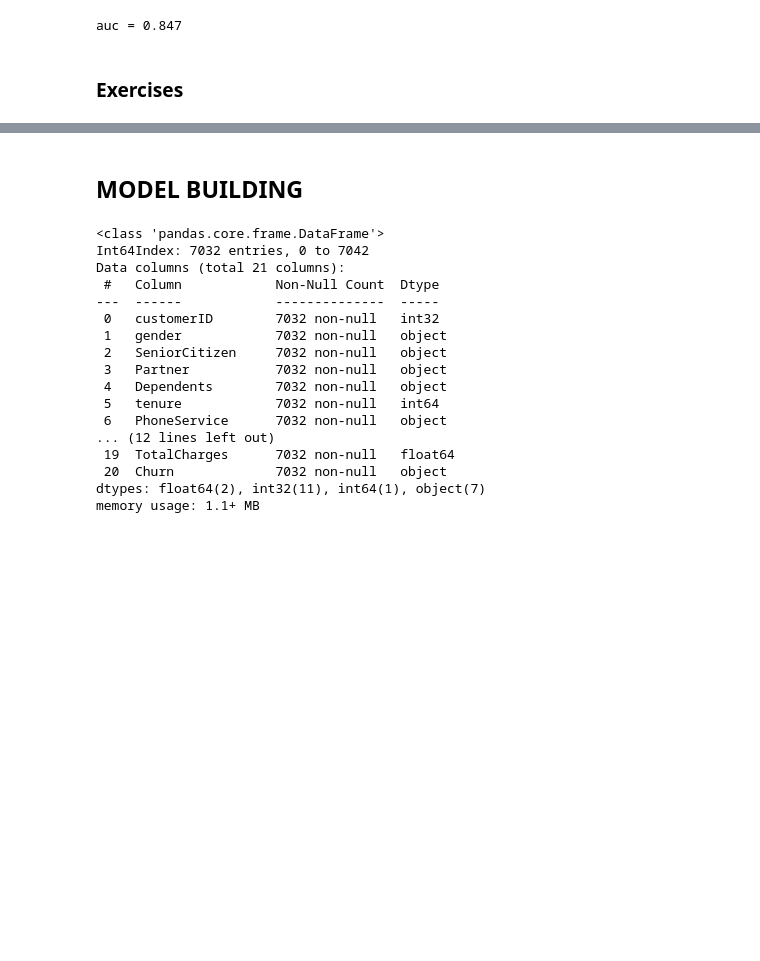
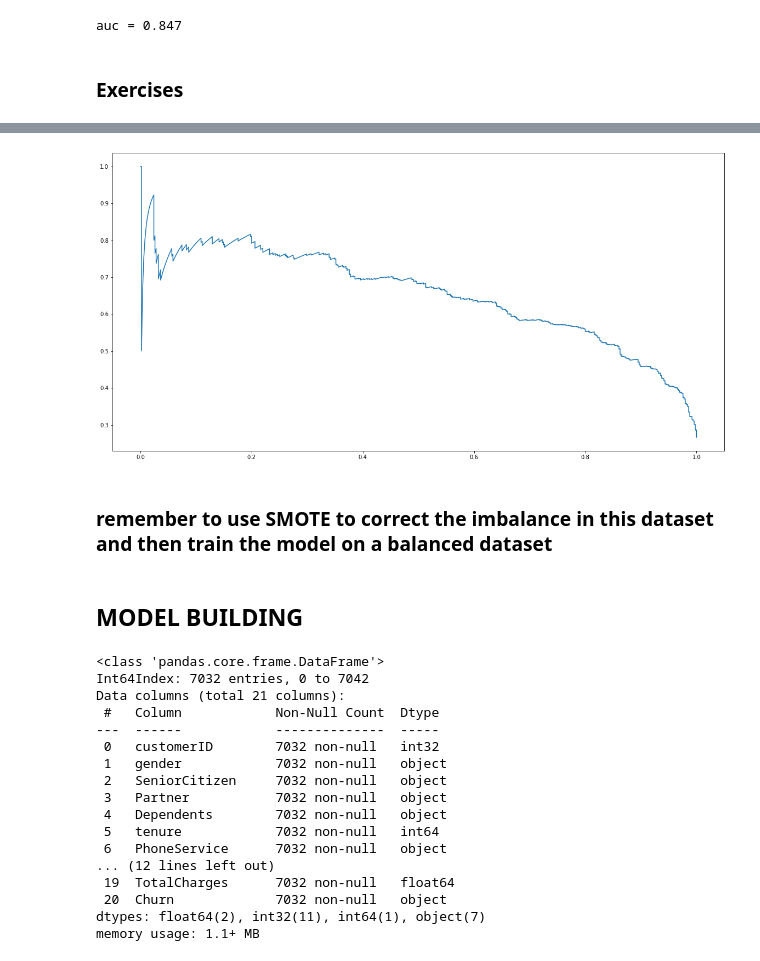
Before and after one commit to AnyigorTobias/Telecom-Customer-Churn-Project, a Jupyter notebook: churn.ipynb, the cells around one changed output, grey strips where cells are left out. Cells and saved outputs as stored; diff of their text form; code cells hidden in the pictures; blank space fills up the shorter version.

```diff
--- a/churn.ipynb
+++ b/churn.ipynb
@@ -1190,3 +1247,10 @@ ValueError: operands could not be broadcast together with shapes (1407,) (562,)
+# %%
+plt.plot(recall, precision)
+plt.show()
+# %% [output]
+[figure, added]
+# %% [markdown]
+### remember to use SMOTE to correct the imbalance in this dataset and then train the model on a balanced dataset
 # %% [markdown]
 ## MODEL BUILDING
 # %%
```
Also changed, not shown: parts of 31 cells of this notebook.
